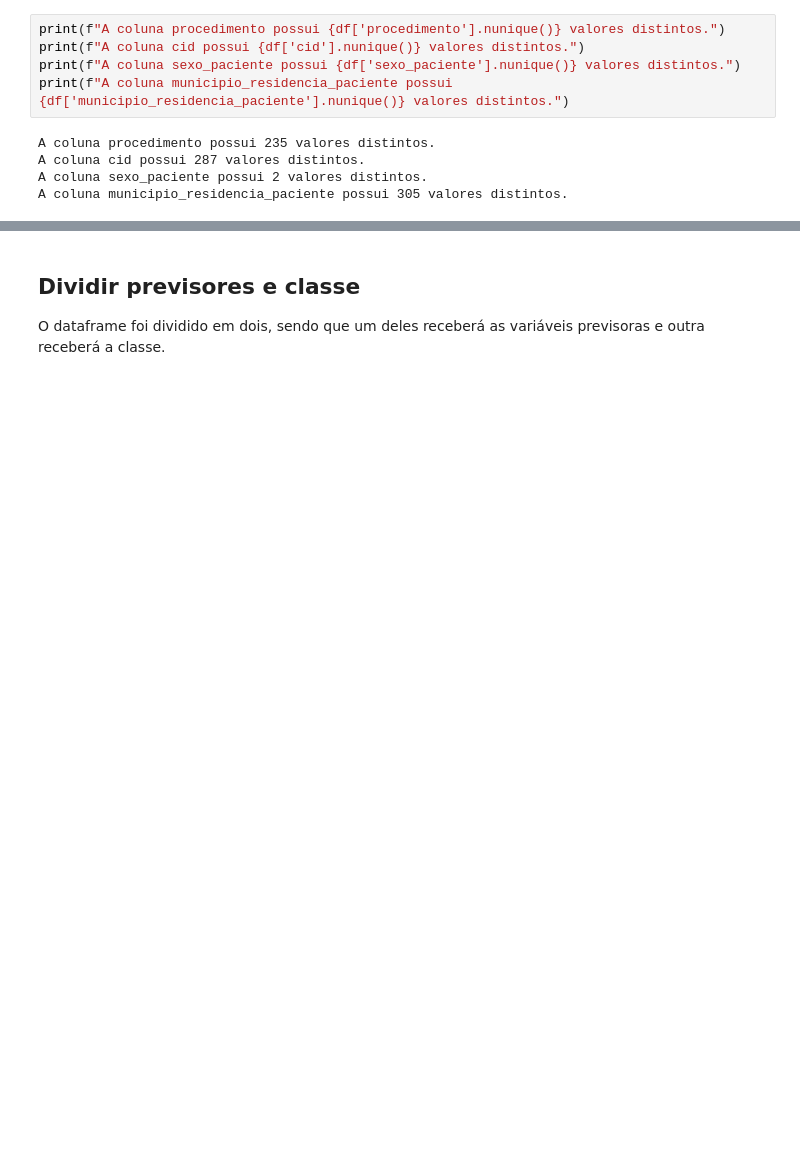
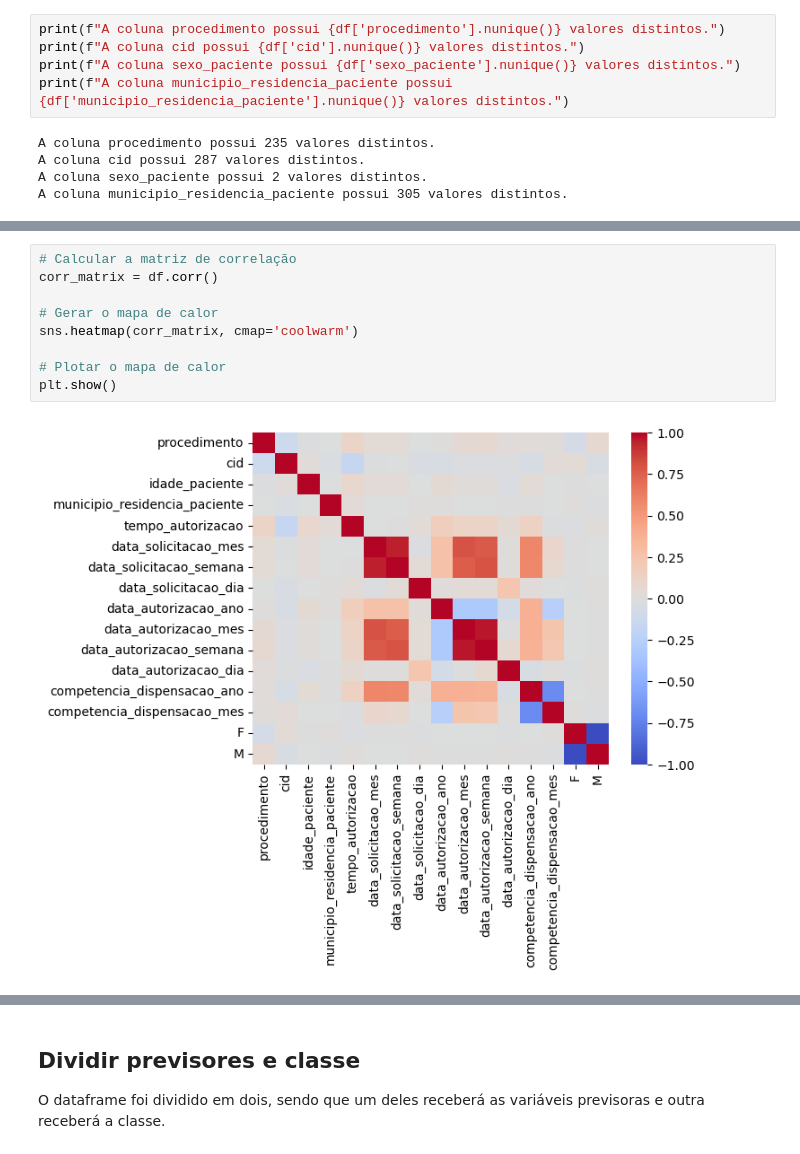
Before and after one commit to ricardoronsoni/predicao-tempo-espera-atendimento-sus, a Jupyter notebook: tempo_acesso.ipynb, the cells around one changed output, grey strips where cells are left out. Drawn from its saved outputs; the diff is of its cells as text; blank space fills up the shorter version.

```diff
--- a/tempo_acesso.ipynb
+++ b/tempo_acesso.ipynb
@@ -405,0 +474,11 @@ df.head()
+# %%
+# Calcular a matriz de correlação
+corr_matrix = df.corr()
+
+# Gerar o mapa de calor
+sns.heatmap(corr_matrix, cmap='coolwarm')
+
+# Plotar o mapa de calor
+plt.show()
+# %% [output]
+[figure, added]
```
Also changed, not shown: parts of 32 cells of this notebook, 2 other files.
